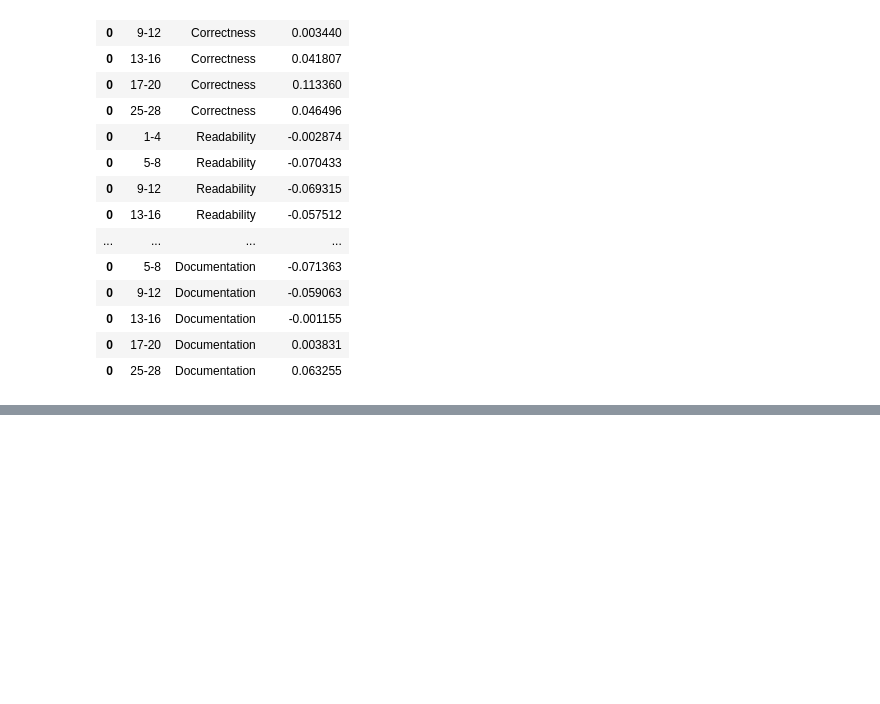
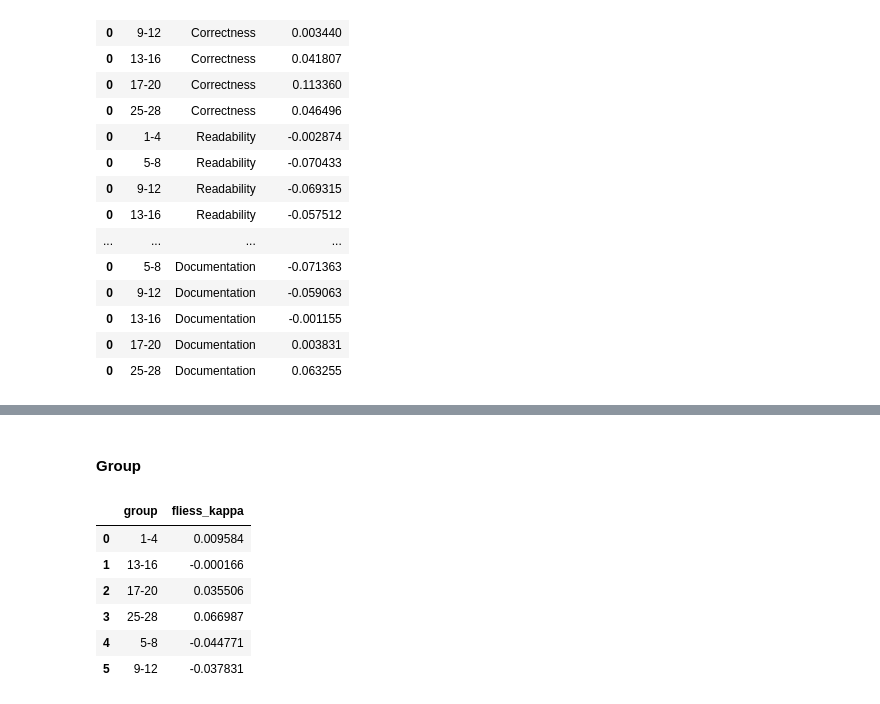
Before and after one commit to m-messer/Consistency_In_Grading_Analysis, a Jupyter notebook: grades_analysis.ipynb, the cells around one changed output, grey strips where cells are left out. Drawn from its saved outputs; the diff is of its cells as text; code cells hidden in the pictures; blank space fills up the shorter version.

```diff
--- a/grades_analysis.ipynb
+++ b/grades_analysis.ipynb
@@ -117,0 +129,12 @@ assignment_number
+# %% [markdown]
+#### Group
+# %%
+results_df[['group', 'fliess_kappa']].groupby('group').mean().reset_index()
+# %% [output]
+|  | group | fliess_kappa |
+| 0 | 1-4 | 0.009584 |
+| 1 | 13-16 | -0.000166 |
+| 2 | 17-20 | 0.035506 |
+| 3 | 25-28 | 0.066987 |
+| 4 | 5-8 | -0.044771 |
+| 5 | 9-12 | -0.037831 |
```
Also changed, not shown: parts of 6 cells of this notebook.
